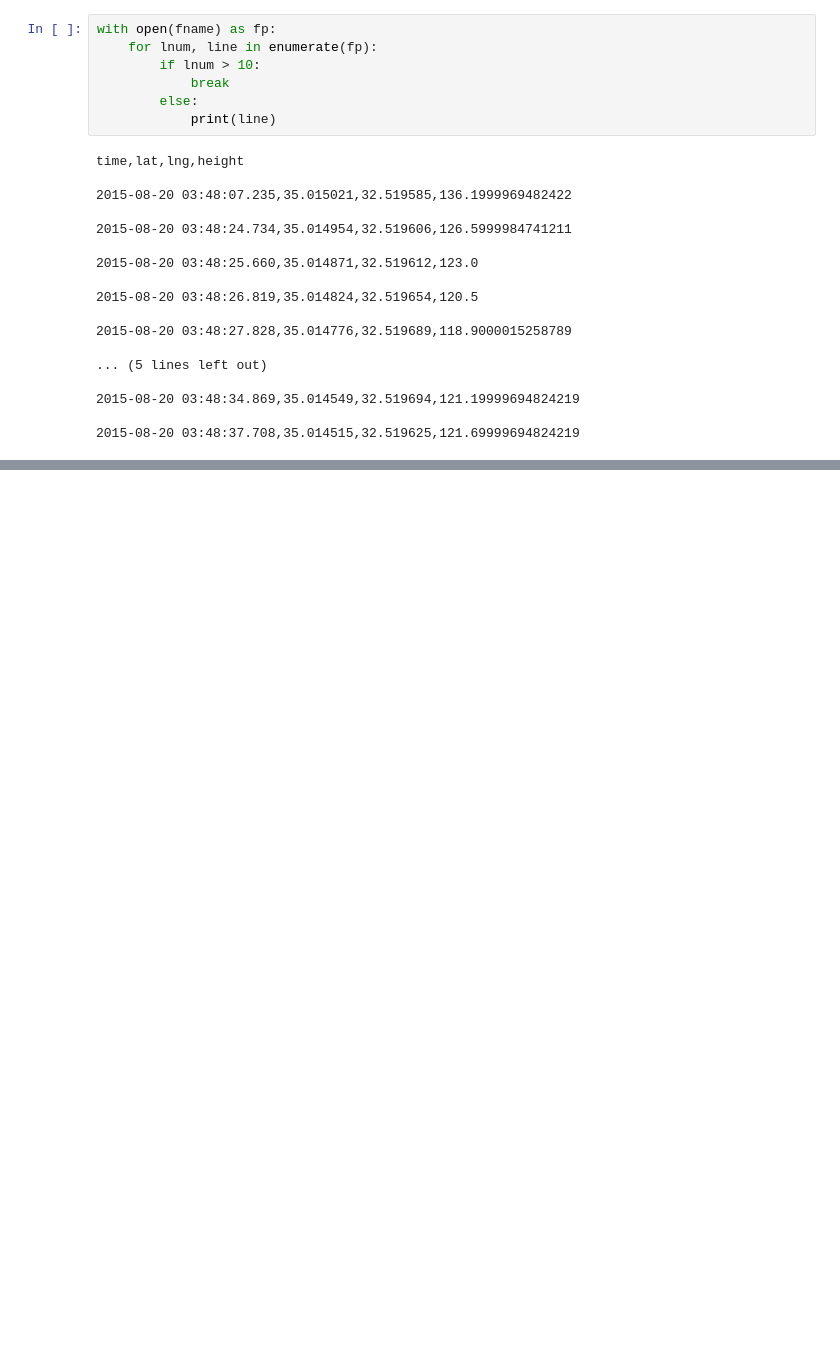
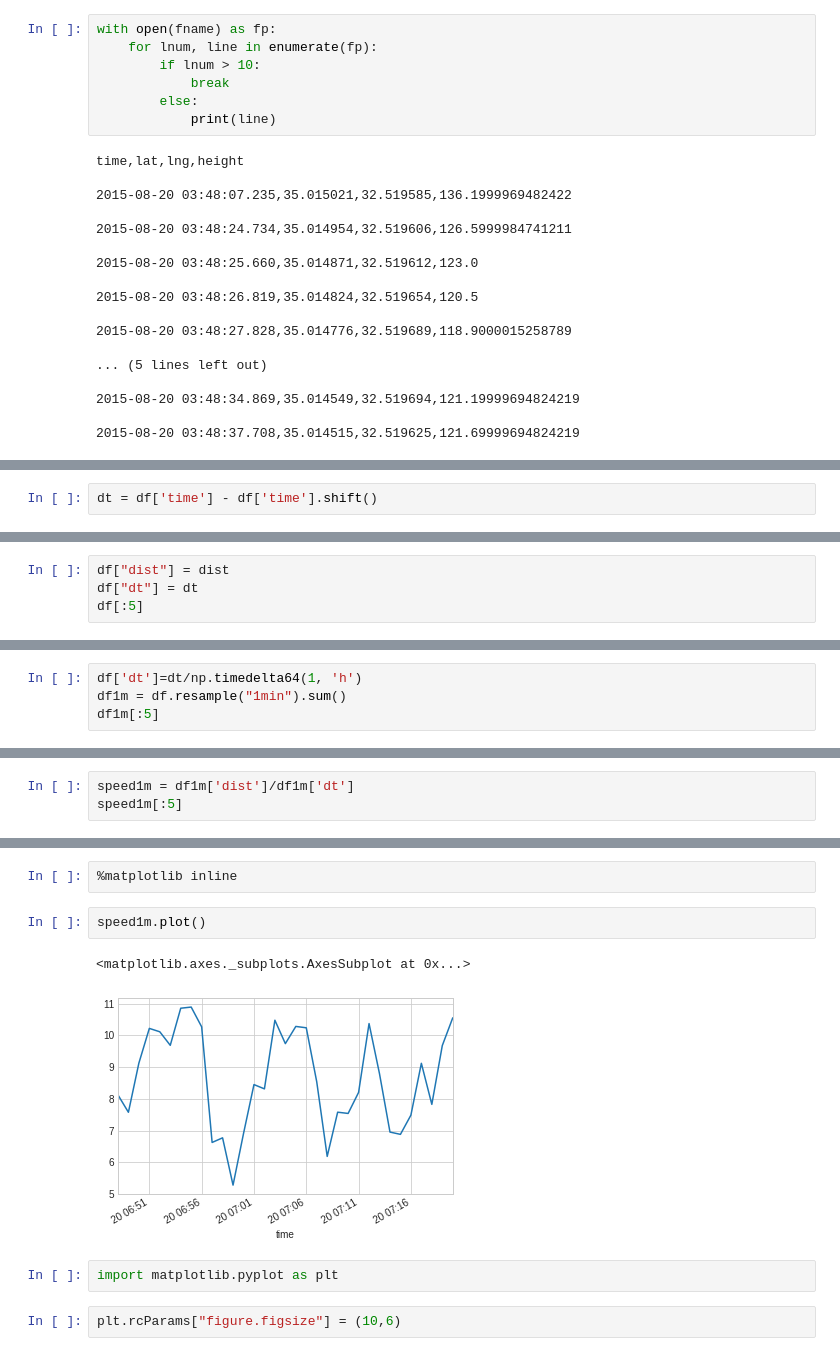
Before and after one commit to indikaimk/ipython_notebooks, a Jupyter notebook: pandas_csv_files.ipynb, the cells around one changed output, grey strips where cells are left out. Saved outputs shown, nothing was run; the diff lists cells and outputs as text; blank space fills up the shorter version.

```diff
--- a/pandas_csv_files.ipynb
+++ b/pandas_csv_files.ipynb
@@ -55,0 +288,2 @@ time,lat,lng,height
+# %%
+dt = df['time'] - df['time'].shift()
@@ -55,0 +313,4 @@ time,lat,lng,height
+# %%
+df["dist"] = dist
+df["dt"] = dt
+df[:5]
@@ -55,0 +340,4 @@ time,lat,lng,height
+# %%
+df['dt']=dt/np.timedelta64(1, 'h')
+df1m = df.resample("1min").sum()
+df1m[:5]
@@ -55,0 +352,3 @@ time,lat,lng,height
+# %%
+speed1m = df1m['dist']/df1m['dt']
+speed1m[:5]
@@ -55,0 +375,11 @@ time,lat,lng,height
+# %%
+%matplotlib inline
+# %%
+speed1m.plot()
+# %% [output]
+<matplotlib.axes._subplots.AxesSubplot at 0x...>
+[figure, added]
+# %%
+import matplotlib.pyplot as plt
+# %%
+plt.rcParams["figure.figsize"] = (10,6)
```
Also changed, not shown: parts of 72 cells of this notebook, 5 other files.
